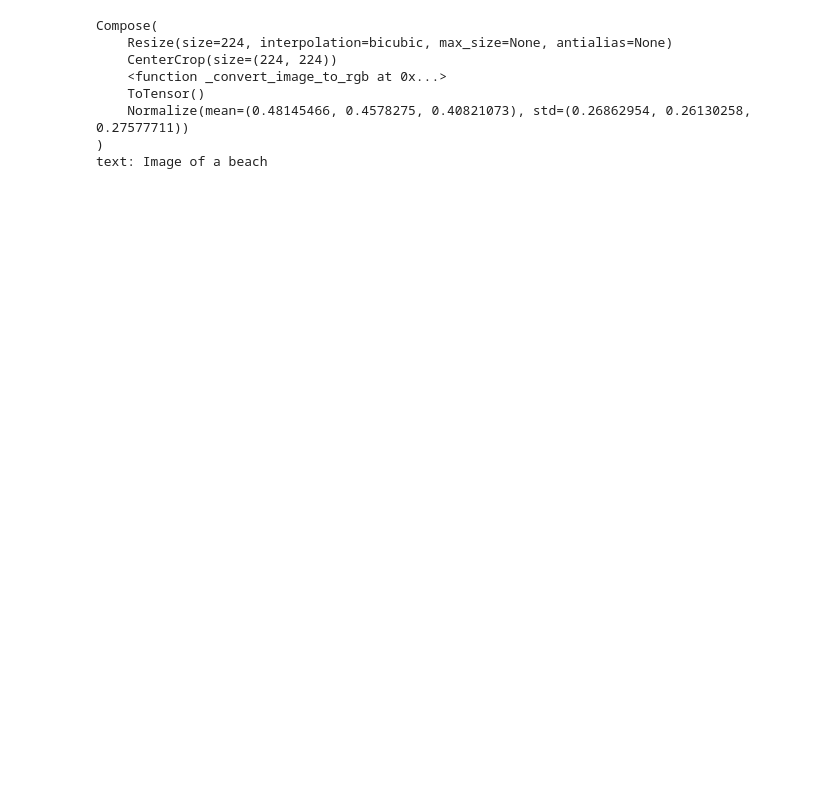
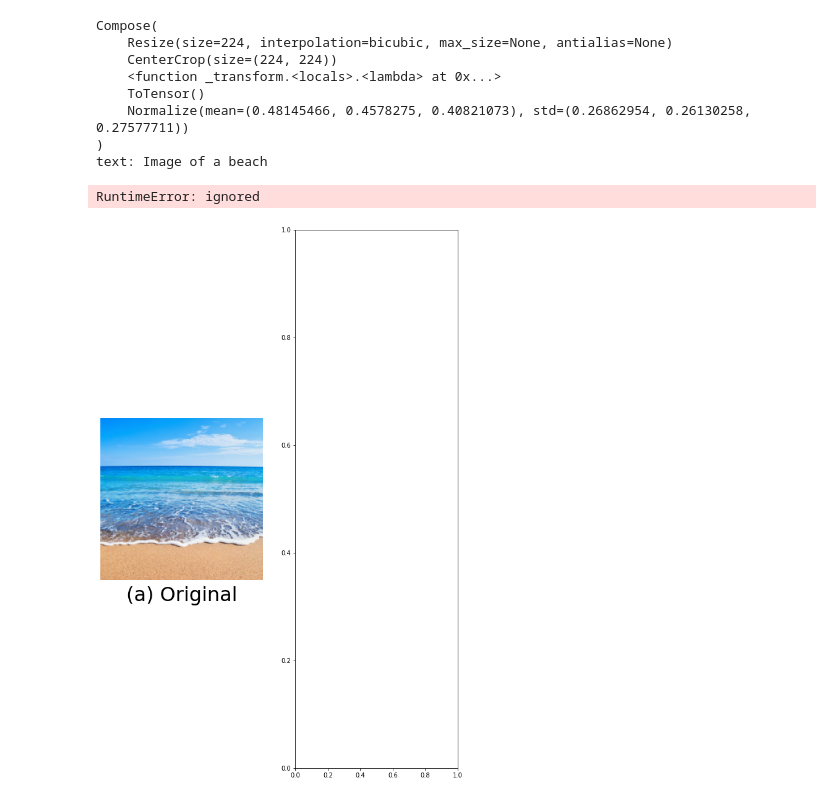
Before and after one commit to sMamooler/Ringier_Project, a Jupyter notebook: gradcam_clip.ipynb, the cells around one changed output. Cells and saved outputs as stored; diff of their text form; code cells hidden in the pictures; blank space fills up the shorter version.

```diff
--- a/gradcam_clip.ipynb
+++ b/gradcam_clip.ipynb
@@ -54,22 +79,12 @@ def interpret_vit(image, text, model, device, index=None):
     plt.imshow(vis)
 #     plt.show()
 # %%
-import streamlit as st
-
-from torchray.attribution.grad_cam import grad_cam
-import torch
-import clip
-from PIL import Image
-import numpy as np
-import cv2
-import matplotlib.pyplot as plt
-
 st.sidebar.header('Options')
 alpha = st.sidebar.radio("select alpha", [0.5, 0.7, 0.8], index=1)
 layer = st.sidebar.selectbox("select saliency layer", ['layer4.2.relu'], index=0)
 
 device = "cuda" if torch.cuda.is_available() else "cpu"
-model_rn, preprocess = clip.load("RN50", device=device, jit=False)
+model_rn, preprocess = load("RN50", device=device, jit=False)
 
 def interpret_rn(image, text, model, device, index=None):
     image_features = model.encode_image(image)
@@ -115,6 +124,6 @@ def interpret_rn(image, text, model, device, index=None):
 # %%
 device = "cuda" if torch.cuda.is_available() else "cpu"
-model, preprocess = clip.load("ViT-B/32", device=device, jit=False)
+model, preprocess = load("ViT-B/32", device=device, jit=False)
 # %%
 class color:
    PURPLE = '\033[95m'
@@ -165,33 +174,35 @@ plt.title("(a) Original", **font, y=-0.15)
 
 # plt.savefig('/rscratch/sheng.s/clip_boi/clip_vqa_starting/visual/sample_1_ori.pdf', bbox_inches='tight')
 # plt.show()
 
 image = preprocess(Image.open(img_path)).unsqueeze(0).to(device)
 texts = ["Image of a beach"]
-text = clip.tokenize(texts).to(device)
+text = tokenize(texts).to(device)
 print(color.BOLD + color.PURPLE + color.UNDERLINE + 'text: ' + texts[0] + color.END)
 plt.subplot(132)
 interpret_vit(model=model, image=image, text=text, device=device, index=0)
 plt.axis('off')
 plt.title("(b) ViT-B/32", **font,y=-0.15)
 
 image = preprocess(Image.open(img_path)).unsqueeze(0).to(device)
 # texts = ["What color is the woman's shirt on the left?"]
-text = clip.tokenize(texts).to(device)
+text = tokenize(texts).to(device)
 plt.subplot(133)
 print(color.BOLD + color.PURPLE + color.UNDERLINE + 'text: ' + texts[0] + color.END)
 interpret_rn(model=model_rn, image=image, text=text, device=device, index=0)
 plt.axis('off')
 plt.title("(c) RN50", **font,y=-0.15)
 plt.tight_layout()
 
 plt.savefig('Grad_CAM_beach.pdf', bbox_inches='tight')
 # %% [output]
 Compose(
     Resize(size=224, interpolation=bicubic, max_size=None, antialias=None)
     CenterCrop(size=(224, 224))
-    <function _convert_image_to_rgb at 0x...>
+    <function _transform.<locals>.<lambda> at 0x...>
     ToTensor()
     Normalize(mean=(0.48145466, 0.4578275, 0.40821073), std=(0.26862954, 0.26130258, 0.27577711))
 )
 text: Image of a beach
+RuntimeError: ignored
+[figure, added]
```
Also changed, not shown: parts of 3 cells of this notebook.
